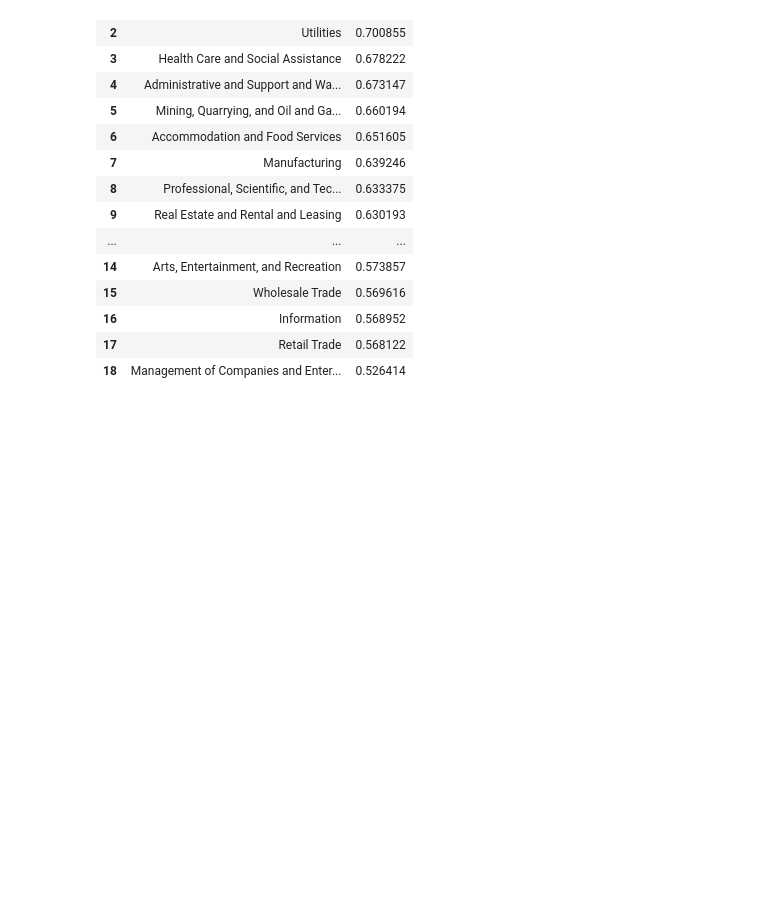
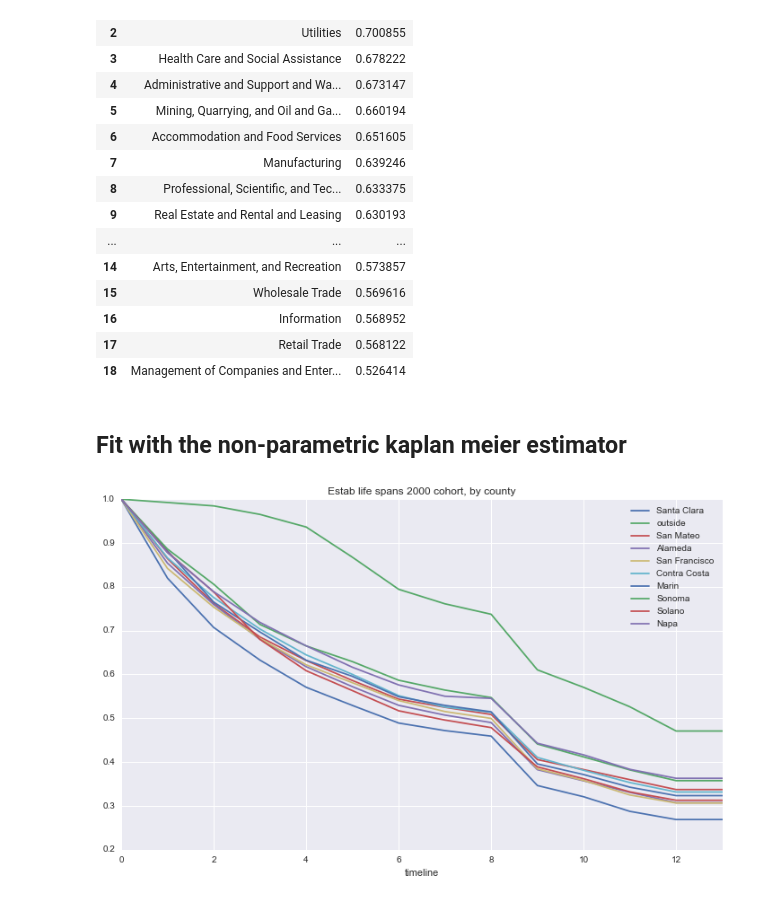
Before and after one commit to ual/business_dynamics, a Jupyter notebook: NETS where is business at age 10.ipynb, the cells around one changed output. Drawn from its saved outputs; the diff is of its cells as text; code cells hidden in the pictures; blank space fills up the shorter version.

```diff
--- a/NETS where is business at age 10.ipynb
+++ b/NETS where is business at age 10.ipynb
@@ -418,3 +418,46 @@ survivers.sort_values(ascending=False).reset_index(name='survival')
 | 16 | Information | 0.568952 |
 | 17 | Retail Trade | 0.568122 |
 | 18 | Management of Companies and Enter... | 0.526414 |
+# %% [markdown]
+## Fit with the non-parametric kaplan meier estimator
+# %%
+CURRENT_YEAR = 2013
+COHORT_YEAR = 2000
+from lifelines.estimation import KaplanMeierFitter
+
+## county
+keeps={}
+plt.figure(figsize=(12,7))
+ax = plt.subplot(111)
+
+for n in nets_long_obs.region.unique():
+    for_survival = nets_long_obs.ix[(nets_long_obs.firstyear==COHORT_YEAR)&(nets_long_obs.region==n)].\
+    groupby(['dunsnumber','firstyear','lastyear'])['age'].max().reset_index()
+    for_survival['alive']=(for_survival.lastyear<CURRENT_YEAR).map({True:1,False:0})
+
+    kmf = KaplanMeierFitter()
+
+    T = for_survival.age
+    C = for_survival.alive
+
+    fitted=kmf.fit(T, event_observed=C,label=n)
+    fitted_long = fitted.confidence_interval_.merge(fitted.survival_function_,left_index=True,right_index=True).stack()
+    fitted_long.index=fitted_long.index.set_names(['year','variable'])
+
+    keeps[n]=fitted_long
+    kmf.survival_function_.plot(ax=ax)
+    #fitted.plot(title='NETS 1995 cohort, %s'%n, figsize=[12,7])
+
+
+    plt.title('Estab life spans {coh} cohort, by county'.format(coh=COHORT_YEAR))
+
+    kmf2 = plt.gcf()
+
+    countysurvival = pd.concat(keeps).reset_index().rename(columns={'level_0':'industry',0:'value'})
+countysurvival['variable']=countysurvival['variable'].str.extract('(lower|upper)').fillna('estimate')
+countysurvival=countysurvival.set_index(['industry','variable','year']).value.unstack('variable').fillna(0).reset_index()
+countysurvival.ix[countysurvival.year==0,'lower']=1
+countysurvival.ix[countysurvival.year==0,'upper']=1
+countysurvival.to_csv('/Users/akselo/Dropbox/Data/nets_survival_county.csv')
+# %% [output]
+[figure, added]
```
